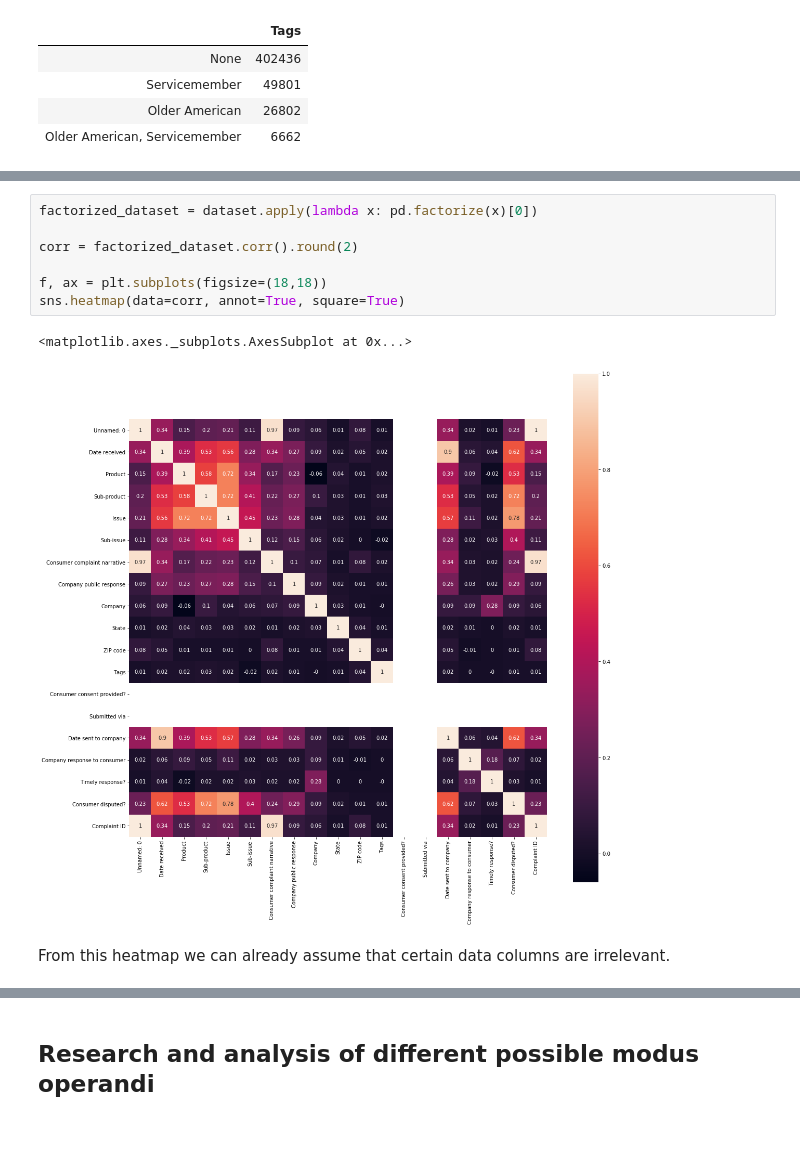
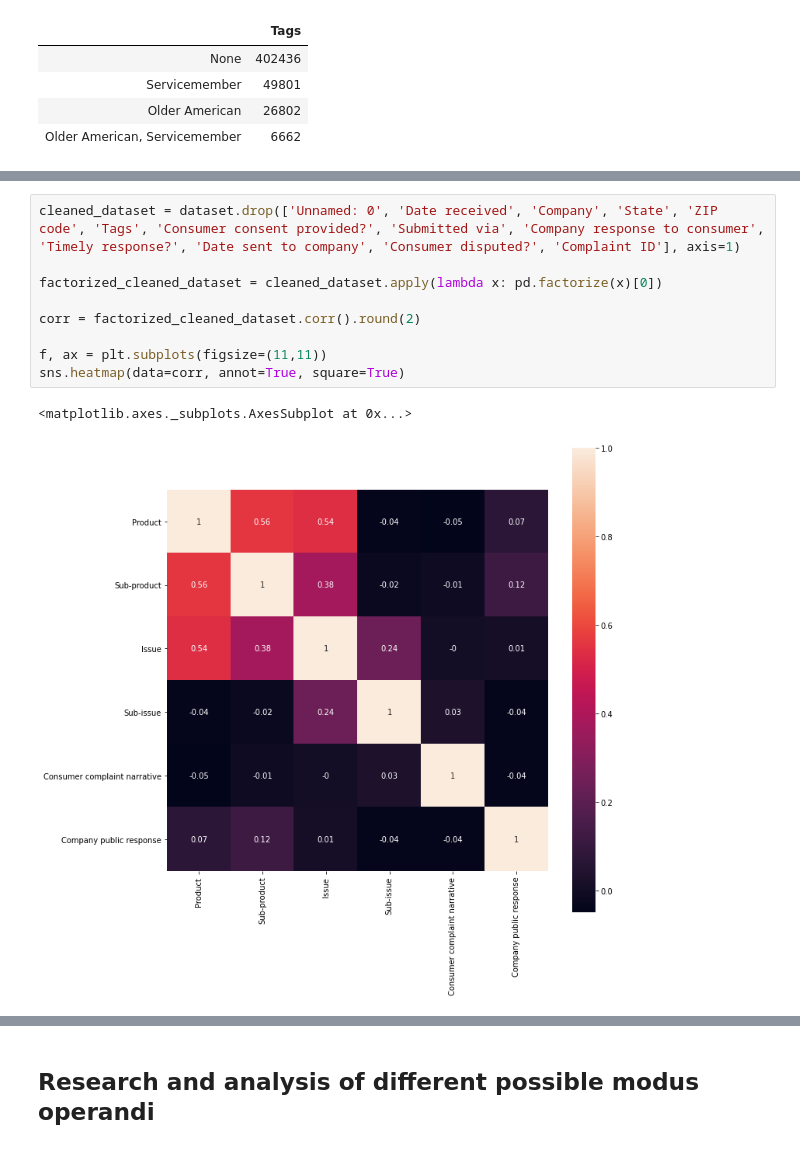
Before and after one commit to GillisWerrebrouck/UGent_Machine-Learning-Project, a Jupyter notebook: project-notebook.ipynb, the cells around one changed output, grey strips where cells are left out. Saved outputs shown, nothing was run; the diff lists cells and outputs as text.

```diff
--- a/project-notebook.ipynb
+++ b/project-notebook.ipynb
@@ -191,12 +201,12 @@ sns.heatmap(data=corr, annot=True, square=True)
 # %%
-factorized_dataset = dataset.apply(lambda x: pd.factorize(x)[0])
+cleaned_dataset = dataset.drop(['Unnamed: 0', 'Date received', 'Company', 'State', 'ZIP code', 'Tags', 'Consumer consent provided?', 'Submitted via', 'Company response to consumer', 'Timely response?', 'Date sent to company', 'Consumer disputed?', 'Complaint ID'], axis=1)
 
-corr = factorized_dataset.corr().round(2)
+factorized_cleaned_dataset = cleaned_dataset.apply(lambda x: pd.factorize(x)[0])
 
-f, ax = plt.subplots(figsize=(18,18))
+corr = factorized_cleaned_dataset.corr().round(2)
+
+f, ax = plt.subplots(figsize=(11,11))
 sns.heatmap(data=corr, annot=True, square=True)
 # %% [output]
 <matplotlib.axes._subplots.AxesSubplot at 0x...>
-[figure, old version]
+[figure, new version]
-# %% [markdown]
-From this heatmap we can already assume that certain data columns are irrelevant.
```
Also changed, not shown: parts of 49 cells of this notebook.
